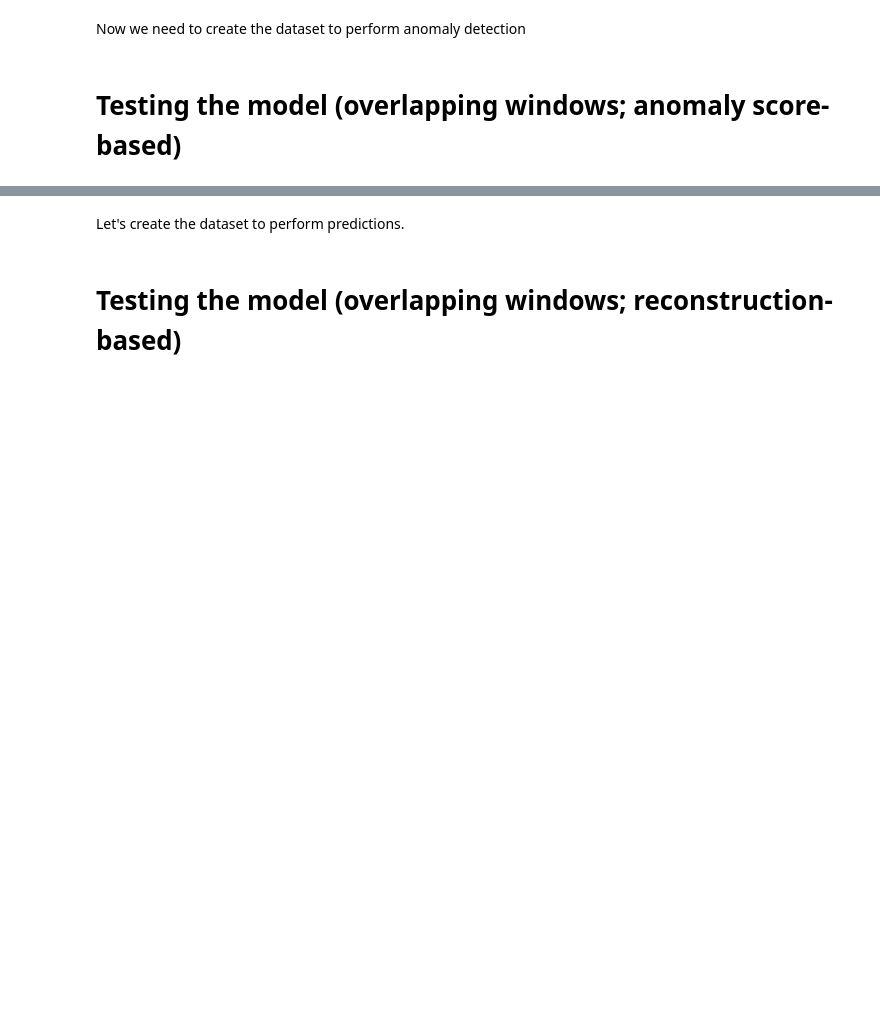
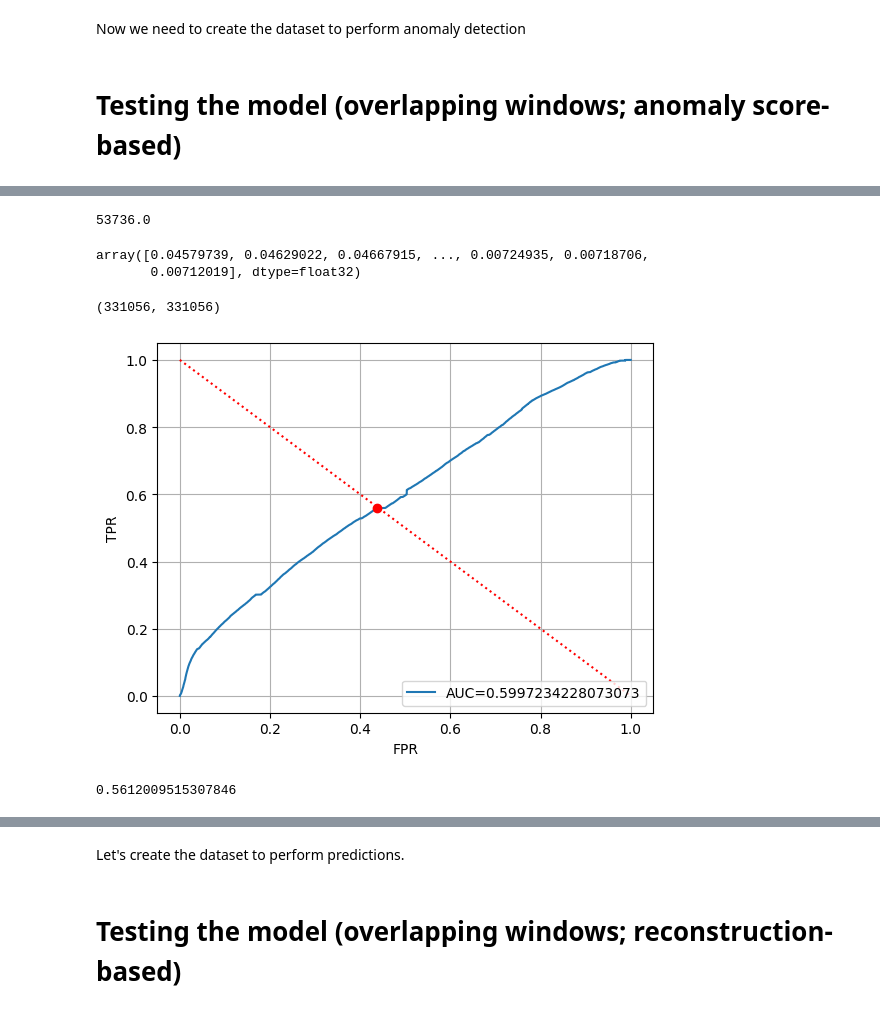
Before and after one commit to cmmedoro/Unsupervised_Anomaly_Detection_thesis, a Jupyter notebook: Notebooks/trials_notebook.ipynb, the cells around one changed output, grey strips where cells are left out. Drawn from its saved outputs; the diff is of its cells as text; code cells hidden in the pictures; blank space fills up the shorter version.

```diff
--- a/Notebooks/trials_notebook.ipynb
+++ b/Notebooks/trials_notebook.ipynb
@@ -311,0 +431,2 @@ results
+# %%
+labels = test.anomaly.values
@@ -311,0 +437,10 @@ results
+# %%
+# Qui va ad ottenere le label per ogni finestra
+# Input modello è una lista di array, ognuno corrispondente a una sliding window con stride = 1 sui dati originali
+# Quindi dobbiamo applicare la sliding window anche sulle label
+windows_labels=[]
+for b_id, gdf in test.groupby('building_id'):
+    labels = gdf.anomaly.values
+    for i in range(len(labels)-train_window):
+        windows_labels.append(list(np.int_(labels[i:i+train_window])))
+windows_labels
@@ -311,0 +469,23 @@ results
+# %%
+y_test = [1.0 if (np.sum(window) > 0) else 0 for window in windows_labels ]
+# Qui vado a dare le label 1 per ogni finestra: se tutta la finestra contiene label = 0, allora y_test(t) = 0, altrimenti = 1
+# %%
+np.sum(y_test)
+# %% [output]
+53736.0
+# %%
+y_pred=np.concatenate([torch.stack(results[:-1]).flatten().detach().cpu().numpy(),
+                              results[-1].flatten().detach().cpu().numpy()])
+# %%
+y_pred
+# %% [output]
+array([0.04579739, 0.04629022, 0.04667915, ..., 0.00724935, 0.00718706,
+       0.00712019], dtype=float32)
+# %%
+len(y_test), len(y_pred)
+# %% [output]
+(331056, 331056)
+# %%
+threshold=ROC(y_test,y_pred)
+# %% [output]
+[figure, added]
@@ -311,0 +496,4 @@ results
+# %%
+roc_auc_score(y_test, y_pred_)
+# %% [output]
+0.5612009515307846
```
Also changed, not shown: parts of 55 cells of this notebook, 3 other files.
